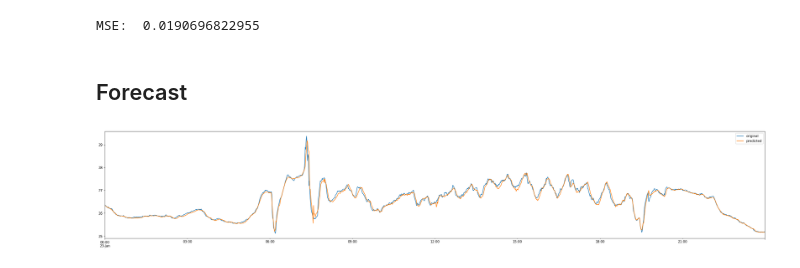
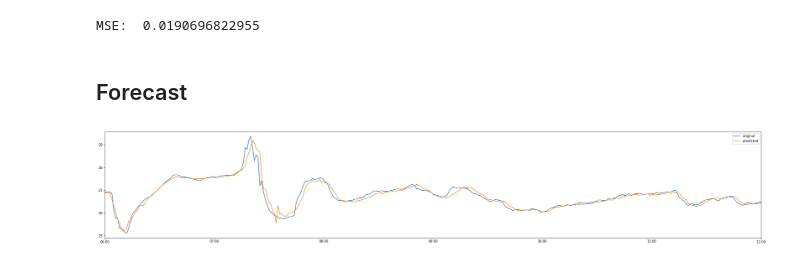
Before and after one commit to MiachelGu/chiller-plants, a Jupyter notebook: notebooks/2. LSTM (2).ipynb, the cells around one changed output. Drawn from its saved outputs; the diff is of its cells as text; code cells hidden in the pictures.

```diff
--- a/notebooks/2. LSTM (2).ipynb
+++ b/notebooks/2. LSTM (2).ipynb
@@ -182,9 +182,9 @@ with open(model_arch_file, "wb") as fp:
 # %%
 plot_df = pd.DataFrame({
     "original": inv_scaled(validation_y),
     "predicted": inv_scaled(predicted_y)
 }, index=validation_df.index.values[11:])  # 11, look back features..
 
-ax = plot_df["2017-01-23":"2017-01-23"].plot(figsize=(36,6))
+ax = plot_df["2017-01-23 06:00:00":"2017-01-23 12:00:00"].plot(figsize=(36,6))
 # %% [output]
-[figure, old version]
+[figure, new version]
```
